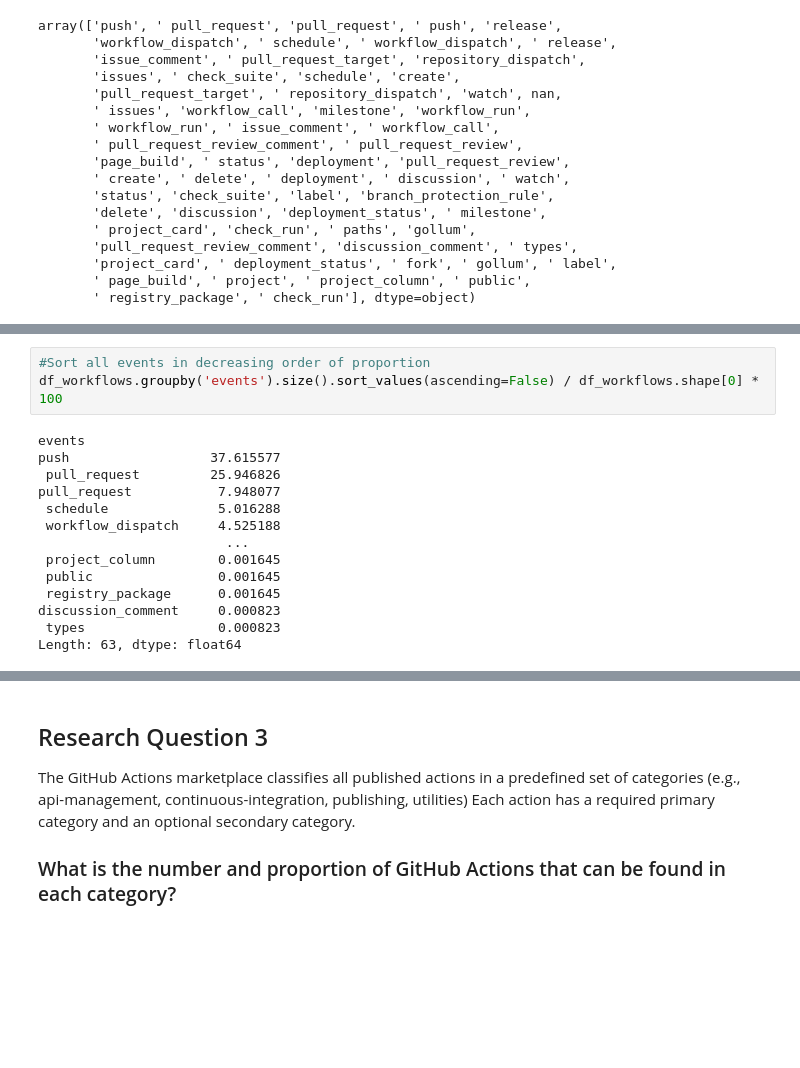
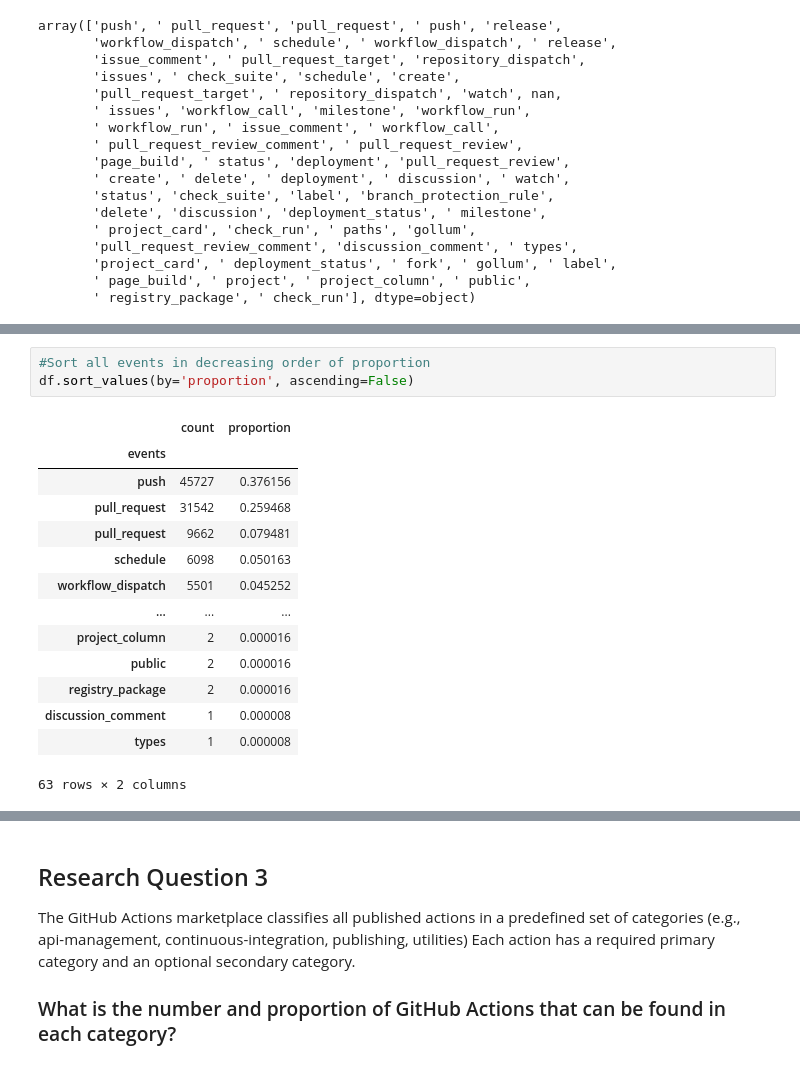
Before and after one commit to clementsamain/data-analysis, a Jupyter notebook: notebooks/questions.ipynb, the cells around one changed output, grey strips where cells are left out. Drawn from its saved outputs; the diff is of its cells as text; blank space fills up the shorter version.

```diff
--- a/notebooks/questions.ipynb
+++ b/notebooks/questions.ipynb
@@ -207,18 +215,19 @@ Length: 63, dtype: float64
 # %%
 #Sort all events in decreasing order of proportion
-df_workflows.groupby('events').size().sort_values(ascending=False) / df_workflows.shape[0] * 100
+df.sort_values(by='proportion', ascending=False)
 # %% [output]
+|  | count | proportion |
+| events |  |  |
+| push | 45727 | 0.376156 |
+| pull_request | 31542 | 0.259468 |
+| pull_request | 9662 | 0.079481 |
+| schedule | 6098 | 0.050163 |
+| workflow_dispatch | 5501 | 0.045252 |
+| ... | ... | ... |
+| project_column | 2 | 0.000016 |
+| public | 2 | 0.000016 |
+| registry_package | 2 | 0.000016 |
+| discussion_comment | 1 | 0.000008 |
+| types | 1 | 0.000008 |
-events
-push                  37.615577
- pull_request         25.946826
-pull_request           7.948077
- schedule              5.016288
- workflow_dispatch     4.525188
-                        ...
- project_column        0.001645
- public                0.001645
- registry_package      0.001645
-discussion_comment     0.000823
- types                 0.000823
-Length: 63, dtype: float64
+63 rows × 2 columns
 # %%
```
Also changed, not shown: parts of 5 cells of this notebook.
